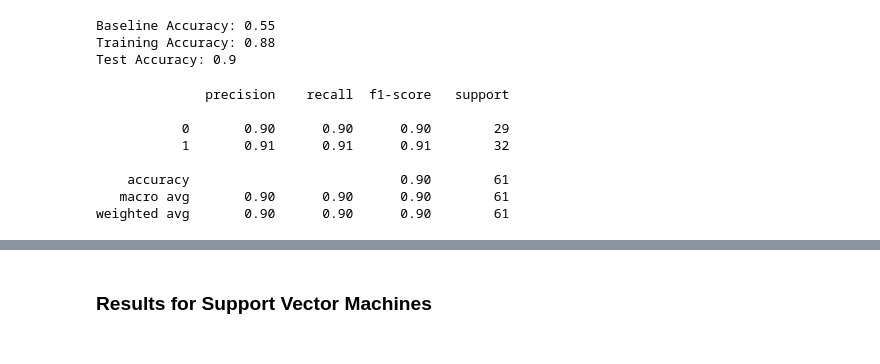
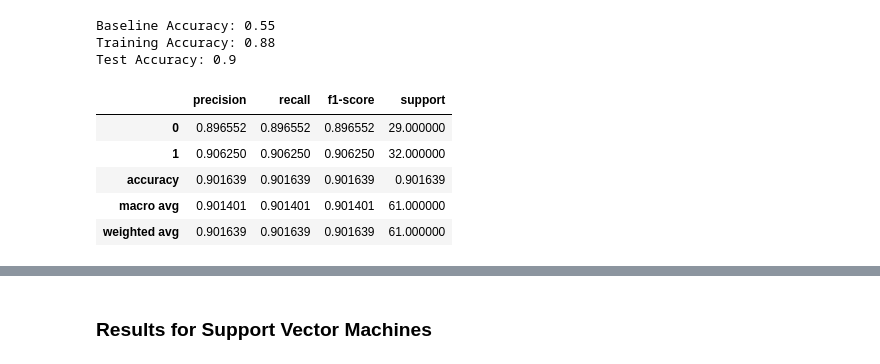
Before and after one commit to anastasiia-popova/data_science_portfolio, a Jupyter notebook: Heart Attack Prediction/heart_attack_prediction.ipynb, the cells around one changed output, grey strips where cells are left out. Drawn from its saved outputs; the diff is of its cells as text; code cells hidden in the pictures.

```diff
--- a/Heart Attack Prediction/heart_attack_prediction.ipynb
+++ b/Heart Attack Prediction/heart_attack_prediction.ipynb
@@ -607,15 +629,14 @@ Baseline Accuracy: 0.55
 Training Accuracy: 0.88
 Test Accuracy: 0.9
 # %%
-print(classification_report(y_test, model_logreg.predict(X_test)))
+report_logreg = classification_report(y_test, model_logreg.predict(X_test),output_dict=True)
+pd.DataFrame(report_logreg).transpose()
 # %% [output]
-              precision    recall  f1-score   support
-
-           0       0.90      0.90      0.90        29
-           1       0.91      0.91      0.91        32
-
-    accuracy                           0.90        61
-   macro avg       0.90      0.90      0.90        61
-weighted avg       0.90      0.90      0.90        61
+|  | precision | recall | f1-score | support |
+| 0 | 0.896552 | 0.896552 | 0.896552 | 29.000000 |
+| 1 | 0.906250 | 0.906250 | 0.906250 | 32.000000 |
+| accuracy | 0.901639 | 0.901639 | 0.901639 | 0.901639 |
+| macro avg | 0.901401 | 0.901401 | 0.901401 | 61.000000 |
+| weighted avg | 0.901639 | 0.901639 | 0.901639 | 61.000000 |
 # %%
 
```
Also changed, not shown: parts of 21 cells of this notebook.
